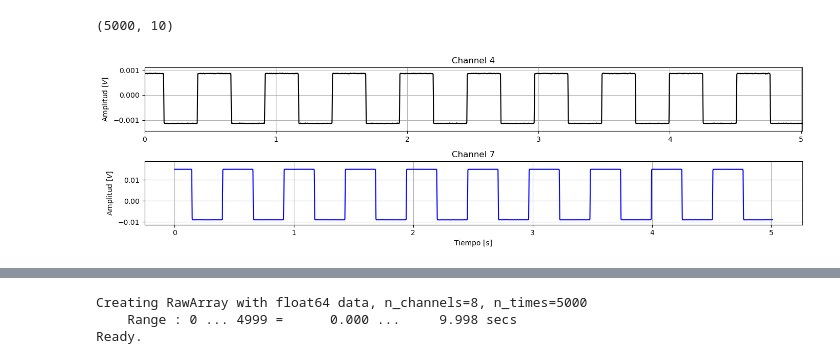
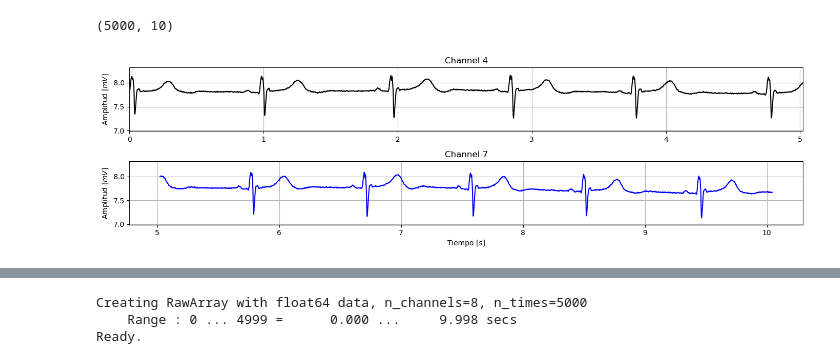
Before and after one commit to EloySerrudo/EEG_Project, a Jupyter notebook: bin/EDA.ipynb, the cells around one changed output, grey strips where cells are left out. Saved outputs shown, nothing was run; the diff lists cells and outputs as text; code cells hidden in the pictures.

```diff
--- a/bin/EDA.ipynb
+++ b/bin/EDA.ipynb
@@ -76,27 +76,27 @@ sesion.shape
 # %% [output]
 (5000, 10)
 # %%
-x1 = sesion.channel_4
-x2 = sesion.channel_7
+x1 = sesion.channel_2*-1000
+# x2 = sesion.channel_7*1000
 t = sesion.timestamp
 # %%
 fig, axs = plt.subplots(nrows=2, ncols=1, num=0, figsize=(14, 4), tight_layout=True)
 axs[0].plot(t[:2500], x1[:2500], lw=1.5, color='k')
-axs[0].set_ylabel('Amplitud [$V$]') # 'Amplitud [$\mu V$]'
+axs[0].set_ylabel('Amplitud [$mV$]') # 'Amplitud [$\mu V$]'
 axs[0].set_xlim([t.min(), t[:2500].max()])
-axs[0].set_ylim([x1.min() - abs(x1.min() * 0.25), x1.max() +  abs(x1.max() * 0.25)])
+axs[0].set_ylim([x1.min() - abs(x1.min() * 0.02), x1.max() +  abs(x1.max() * 0.02)])
 axs[0].set_title('Channel 4')
 axs[0].grid()
 
 # axs[1].plot(t[N - 200*60:N], x[N - 200*60:N]) #, lw=1.5, color='k')
-axs[1].plot(t[:2500], x2[:2500], lw=1.5, color='b')
+axs[1].plot(t[2500:], x1[2500:], lw=1.5, color='b')
 axs[1].set_xlabel('Tiempo [s]')
-axs[1].set_ylabel('Amplitud [$V$]')
+axs[1].set_ylabel('Amplitud [$mV$]')
 # axs[1].set_xlim([t.max() + dt - 60, t.max() + dt])
-axs[1].set_ylim([x2.min() - abs(x2.min() * 0.25), x2.max() +  abs(x2.max() * 0.25)])
+axs[1].set_ylim([x1.min() - abs(x1.min() * 0.02), x1.max() +  abs(x1.max() * 0.02)])
 axs[1].set_title('Channel 7')
 axs[1].grid()
 
 # plt.show()
 # %% [output]
-[figure, old version]
+[figure, new version]
```
Also changed, not shown: parts of 9 cells of this notebook, 2 other files.
